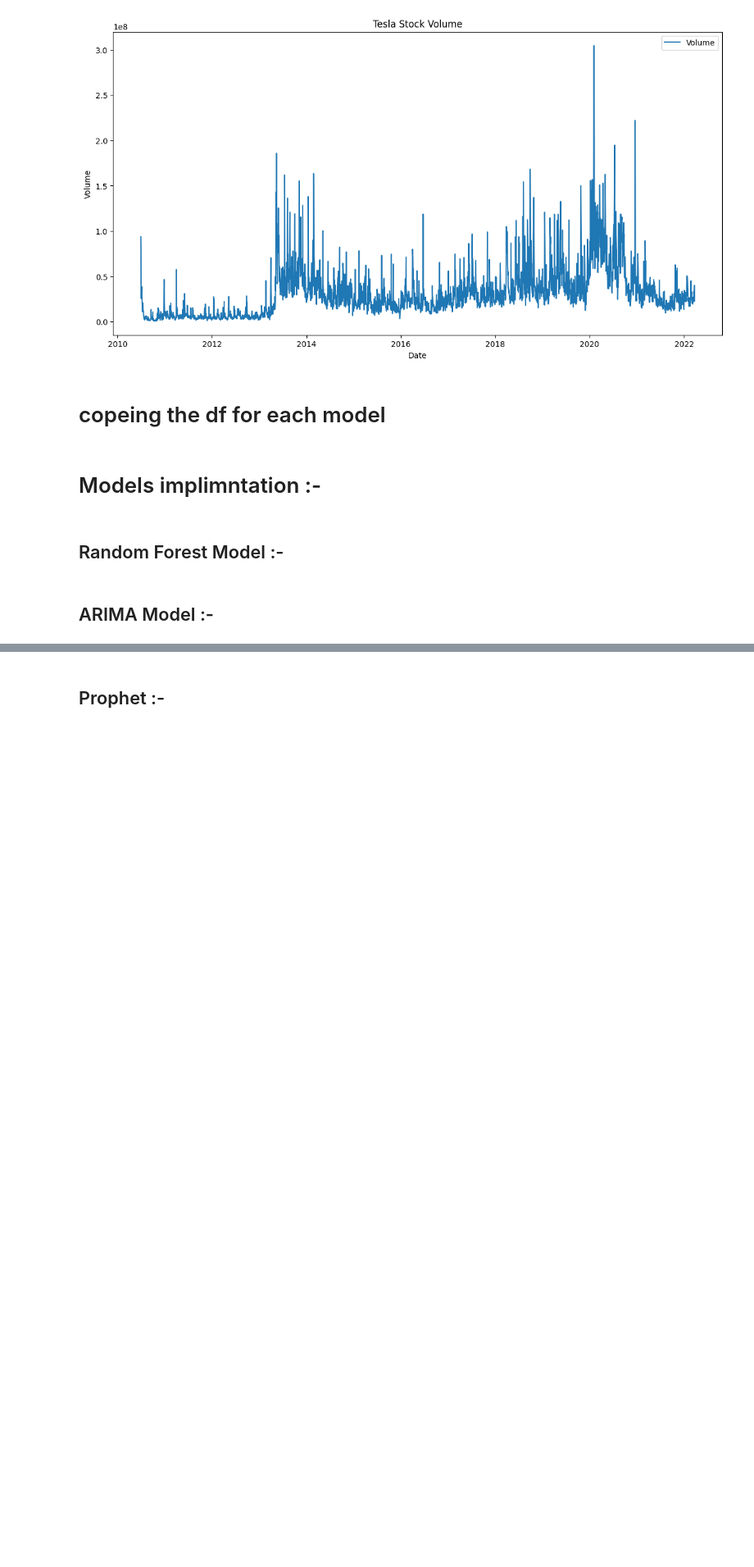
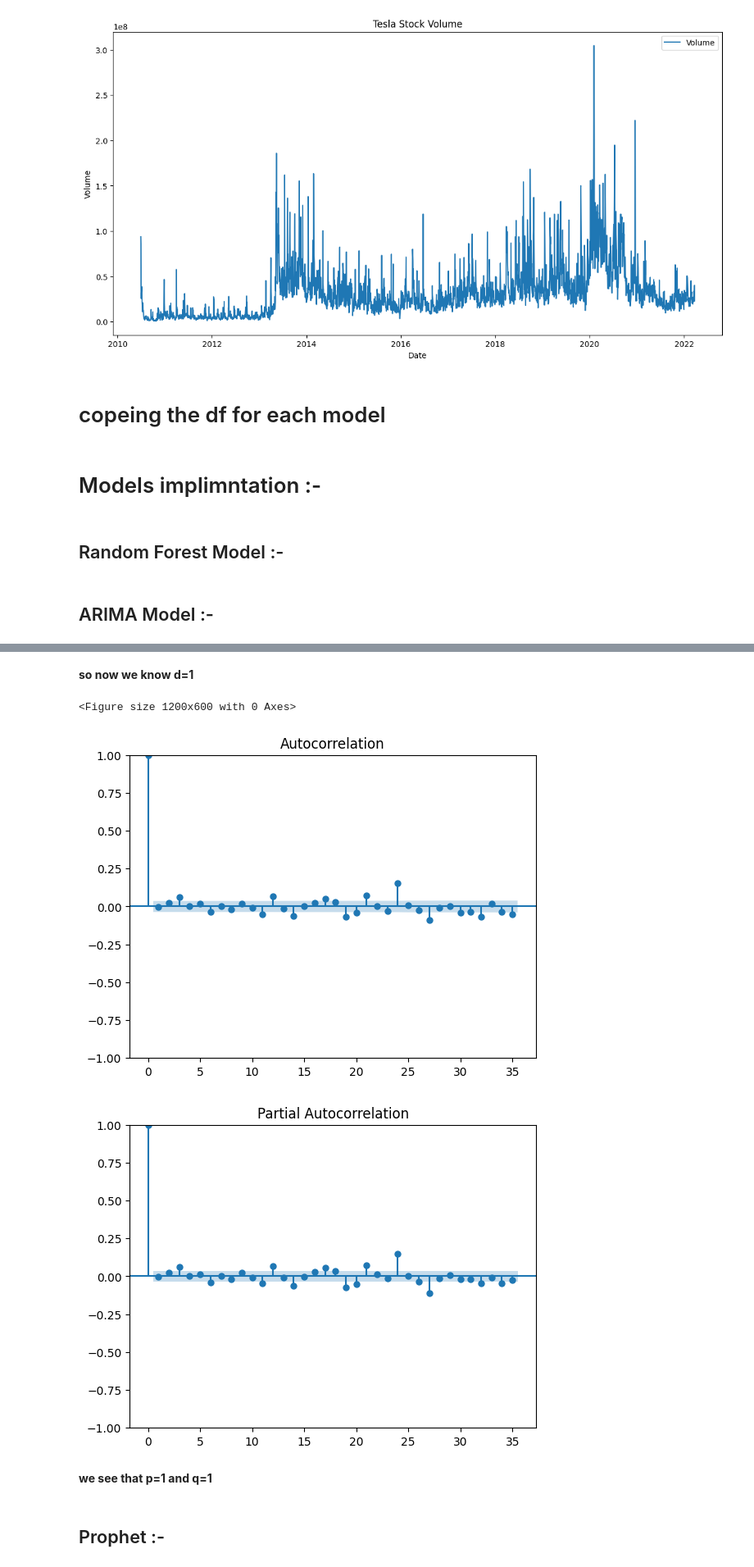
Before and after one commit to YamenRM/Forcast-Time-Series-Models-App, a Jupyter notebook: model.ipynb, the cells around one changed output, grey strips where cells are left out. Shown: that part at 82% size. Saved outputs shown, nothing was run; the diff lists cells and outputs as text; code cells hidden in the pictures; blank space fills up the shorter version.

```diff
--- a/model.ipynb
+++ b/model.ipynb
@@ -156,2 +198,23 @@ df_prophet = df.copy()
 # %% [markdown]
 ## ARIMA Model :-
+# %%
+from statsmodels.tsa.arima.model import ARIMA
+from statsmodels.tsa.stattools import adfuller
+from statsmodels.graphics.tsaplots import plot_acf, plot_pacf
+from sklearn.metrics import r2_score , root_mean_squared_error
+
+
+
+# train and test split
+train_size = df_arima.iloc[:-60]
+test_size = df_arima.iloc[-60:]
+
+# checking for stationarity
+result = adfuller(train_size['Close'])
+print('ADF Statistic:', result[0])
+print('p-value:', result[1])
+
+# p-value > 0.05 indicates non-stationarity, so we need to difference the data
+train_size['Close_diff'] = train_size['Close'].diff()
+print('ADF Statistic after differencing:', adfuller(train_size['Close_diff'].dropna())[0])
+print('p-value after differencing:', adfuller(train_size['Close_diff'].dropna())[1])
@@ -157,0 +231,14 @@ df_prophet = df.copy()
+# %% [markdown]
+**so now we know d=1**
+# %%
+# gitting the order of the ARIMA model
+plt.figure(figsize=(12, 6))
+plot_acf(train_size['Close_diff'].dropna())
+plot_pacf(train_size['Close_diff'].dropna())
+plt.show()
+# %% [output]
+<Figure size 1200x600 with 0 Axes>
+[figure, added]
+[figure, added]
+# %% [markdown]
+**we see that p=1 and q=1**
```
Also changed, not shown: parts of 6 cells of this notebook.
